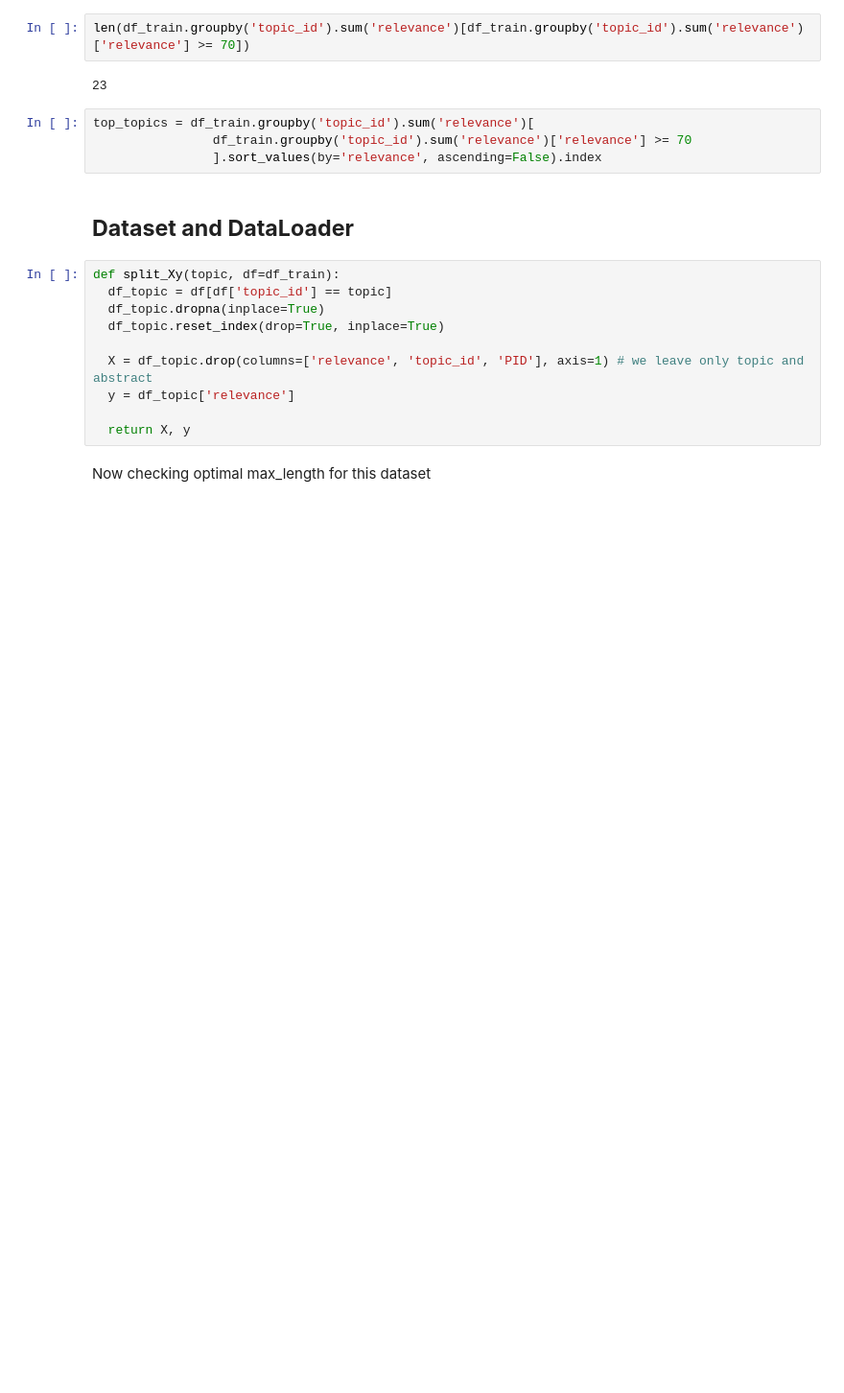
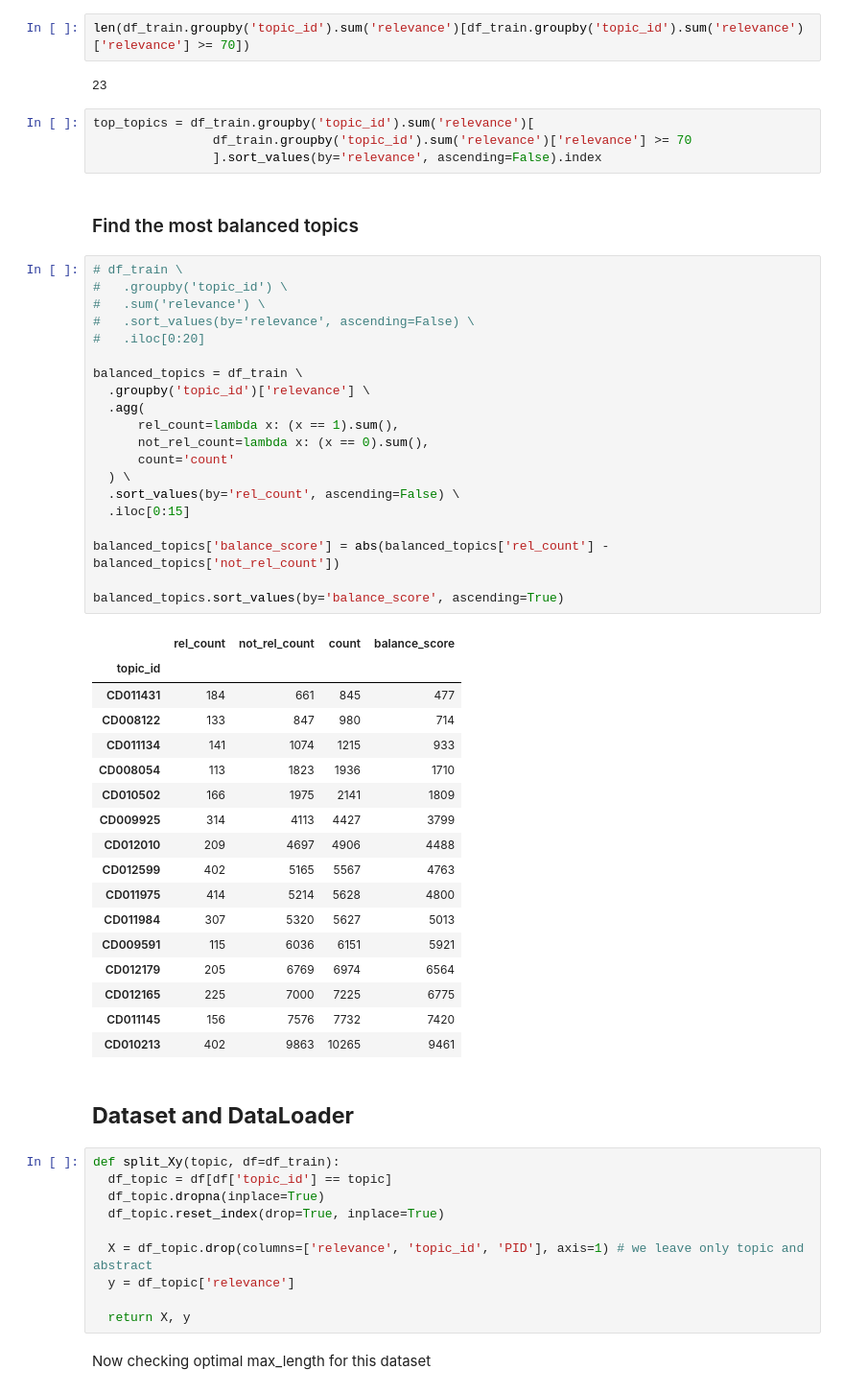
Before and after one commit to szpajak/DevWorkshopProject, a Jupyter notebook: model.ipynb, the cells around one changed output. Shown: that part at 96% size. Drawn from its saved outputs; the diff is of its cells as text; blank space fills up the shorter version.

```diff
--- a/model.ipynb
+++ b/model.ipynb
@@ -124,6 +131,46 @@ len(df_train.groupby('topic_id').sum('relevance')[df_train.groupby('topic_id').s
 top_topics = df_train.groupby('topic_id').sum('relevance')[
                 df_train.groupby('topic_id').sum('relevance')['relevance'] >= 70
                 ].sort_values(by='relevance', ascending=False).index
+# %% [markdown]
+### Find the most balanced topics
+# %%
+# df_train \
+#   .groupby('topic_id') \
+#   .sum('relevance') \
+#   .sort_values(by='relevance', ascending=False) \
+#   .iloc[0:20]
+
+balanced_topics = df_train \
+  .groupby('topic_id')['relevance'] \
+  .agg(
+      rel_count=lambda x: (x == 1).sum(),
+      not_rel_count=lambda x: (x == 0).sum(),
+      count='count'
+  ) \
+  .sort_values(by='rel_count', ascending=False) \
+  .iloc[0:15]
+
+balanced_topics['balance_score'] = abs(balanced_topics['rel_count'] - balanced_topics['not_rel_count'])
+
+balanced_topics.sort_values(by='balance_score', ascending=True)
+# %% [output]
+|  | rel_count | not_rel_count | count | balance_score |
+| topic_id |  |  |  |  |
+| CD011431 | 184 | 661 | 845 | 477 |
+| CD008122 | 133 | 847 | 980 | 714 |
+| CD011134 | 141 | 1074 | 1215 | 933 |
+| CD008054 | 113 | 1823 | 1936 | 1710 |
+| CD010502 | 166 | 1975 | 2141 | 1809 |
+| CD009925 | 314 | 4113 | 4427 | 3799 |
+| CD012010 | 209 | 4697 | 4906 | 4488 |
+| CD012599 | 402 | 5165 | 5567 | 4763 |
+| CD011975 | 414 | 5214 | 5628 | 4800 |
+| CD011984 | 307 | 5320 | 5627 | 5013 |
+| CD009591 | 115 | 6036 | 6151 | 5921 |
+| CD012179 | 205 | 6769 | 6974 | 6564 |
+| CD012165 | 225 | 7000 | 7225 | 6775 |
+| CD011145 | 156 | 7576 | 7732 | 7420 |
+| CD010213 | 402 | 9863 | 10265 | 9461 |
 # %% [markdown]
 ## **Dataset and DataLoader**
 # %%
```
Also changed, not shown: parts of 7 cells of this notebook.
